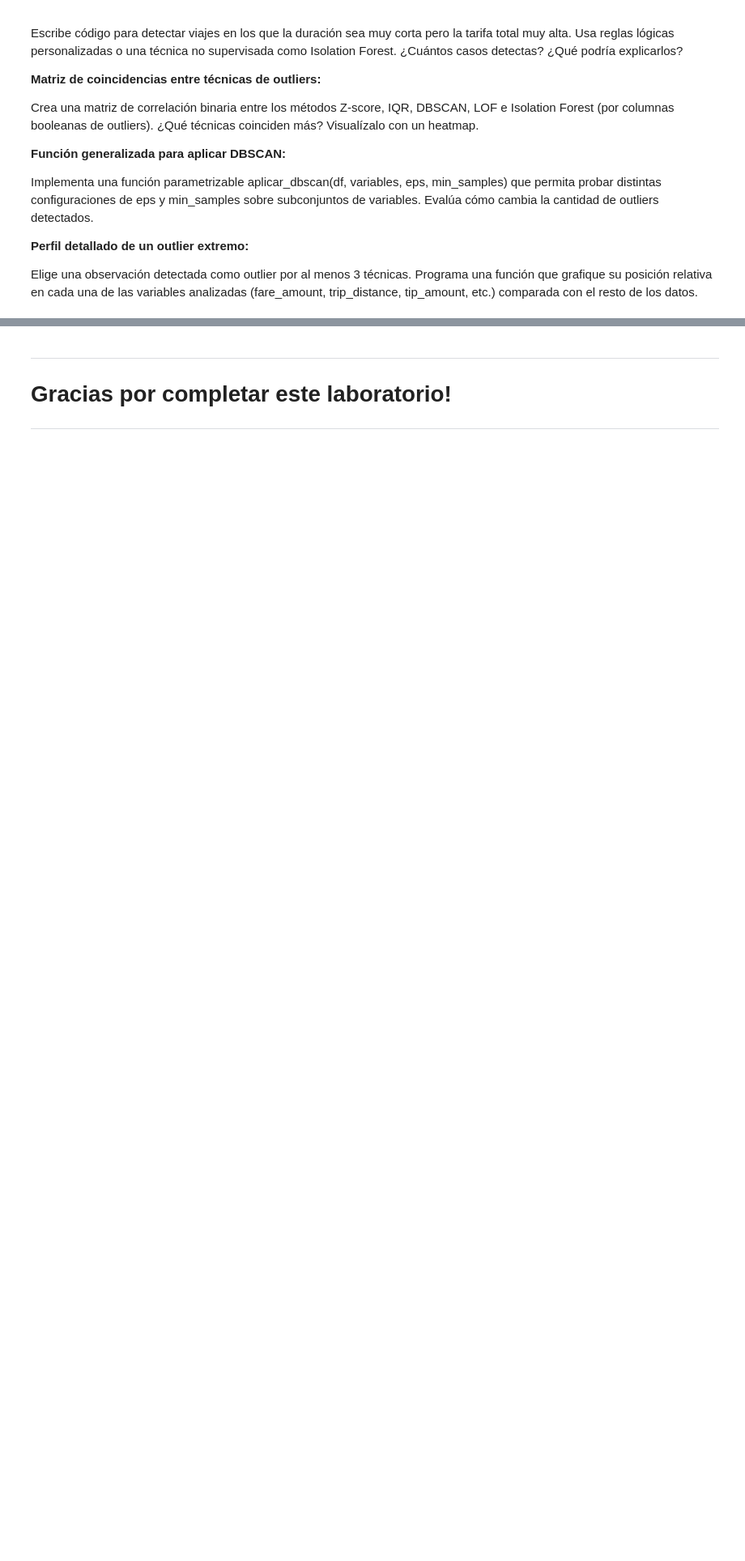
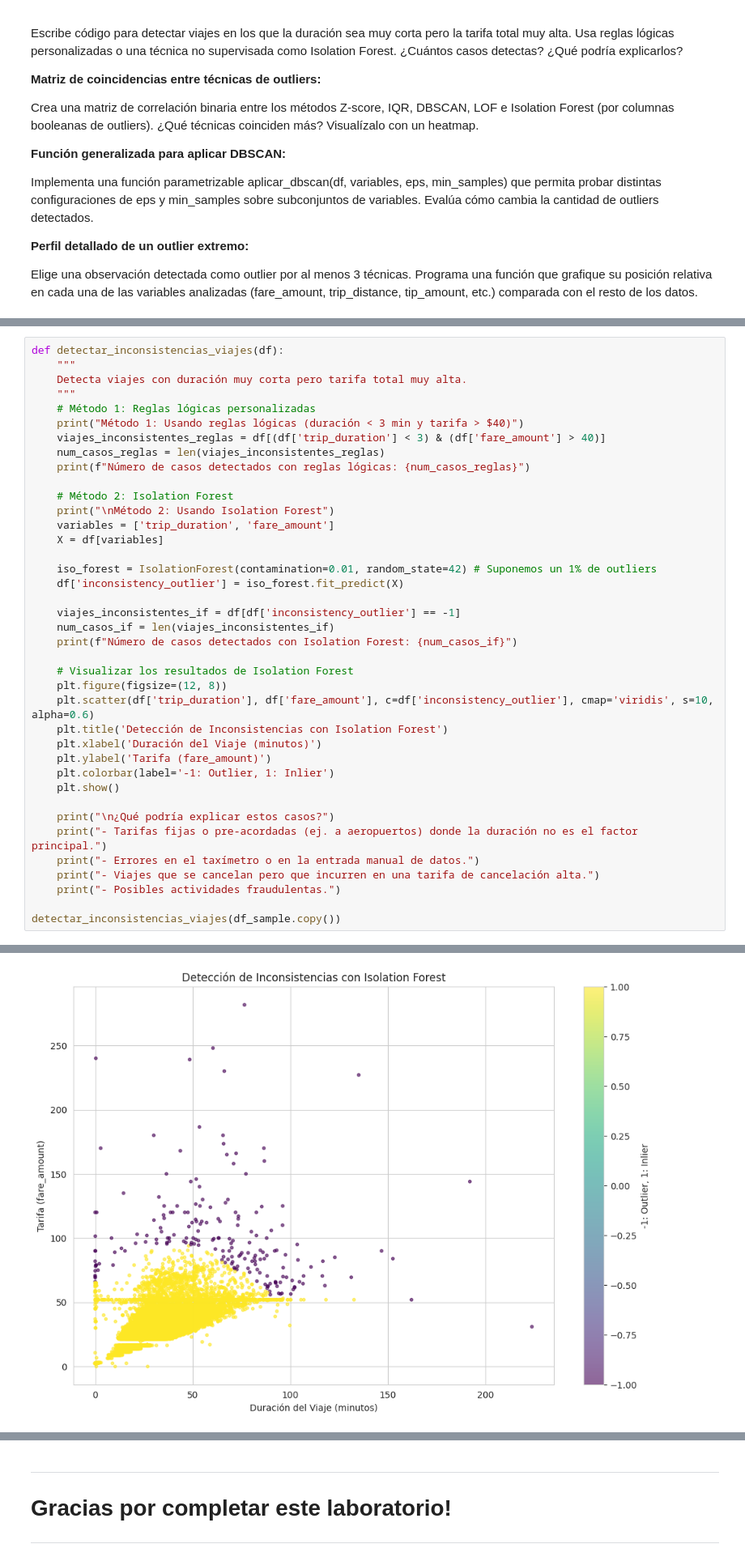
Before and after one commit to soyHouston256/CodeJam, a Jupyter notebook: modulo4_analisis_exploratorio/Outlier_and_Anomaly_Detection.ipynb, the cells around one changed output, grey strips where cells are left out. Shown: that part at 81% size. Saved outputs shown, nothing was run; the diff lists cells and outputs as text; blank space fills up the shorter version.

```diff
--- a/modulo4_analisis_exploratorio/Outlier_and_Anomaly_Detection.ipynb
+++ b/modulo4_analisis_exploratorio/Outlier_and_Anomaly_Detection.ipynb
@@ -379,0 +566,40 @@ Elige una observación detectada como outlier por al menos 3 técnicas. Programa
+# %%
+def detectar_inconsistencias_viajes(df):
+    """
+    Detecta viajes con duración muy corta pero tarifa total muy alta.
+    """
+    # Método 1: Reglas lógicas personalizadas
+    print("Método 1: Usando reglas lógicas (duración < 3 min y tarifa > $40)")
+    viajes_inconsistentes_reglas = df[(df['trip_duration'] < 3) & (df['fare_amount'] > 40)]
+    num_casos_reglas = len(viajes_inconsistentes_reglas)
+    print(f"Número de casos detectados con reglas lógicas: {num_casos_reglas}")
+
+    # Método 2: Isolation Forest
+    print("\nMétodo 2: Usando Isolation Forest")
+    variables = ['trip_duration', 'fare_amount']
+    X = df[variables]
+
+    iso_forest = IsolationForest(contamination=0.01, random_state=42) # Suponemos un 1% de outliers
+    df['inconsistency_outlier'] = iso_forest.fit_predict(X)
+
+    viajes_inconsistentes_if = df[df['inconsistency_outlier'] == -1]
+    num_casos_if = len(viajes_inconsistentes_if)
+    print(f"Número de casos detectados con Isolation Forest: {num_casos_if}")
+
+    # Visualizar los resultados de Isolation Forest
+    plt.figure(figsize=(12, 8))
+    plt.scatter(df['trip_duration'], df['fare_amount'], c=df['inconsistency_outlier'], cmap='viridis', s=10, alpha=0.6)
+    plt.title('Detección de Inconsistencias con Isolation Forest')
+    plt.xlabel('Duración del Viaje (minutos)')
+    plt.ylabel('Tarifa (fare_amount)')
+    plt.colorbar(label='-1: Outlier, 1: Inlier')
+    plt.show()
+
+    print("\n¿Qué podría explicar estos casos?")
+    print("- Tarifas fijas o pre-acordadas (ej. a aeropuertos) donde la duración no es el factor principal.")
+    print("- Errores en el taxímetro o en la entrada manual de datos.")
+    print("- Viajes que se cancelan pero que incurren en una tarifa de cancelación alta.")
+    print("- Posibles actividades fraudulentas.")
+
+detectar_inconsistencias_viajes(df_sample.copy())
+# %% [output]
@@ -379,0 +611 @@ Elige una observación detectada como outlier por al menos 3 técnicas. Programa
+[figure, added]
```
Also changed, not shown: parts of 15 cells of this notebook.
